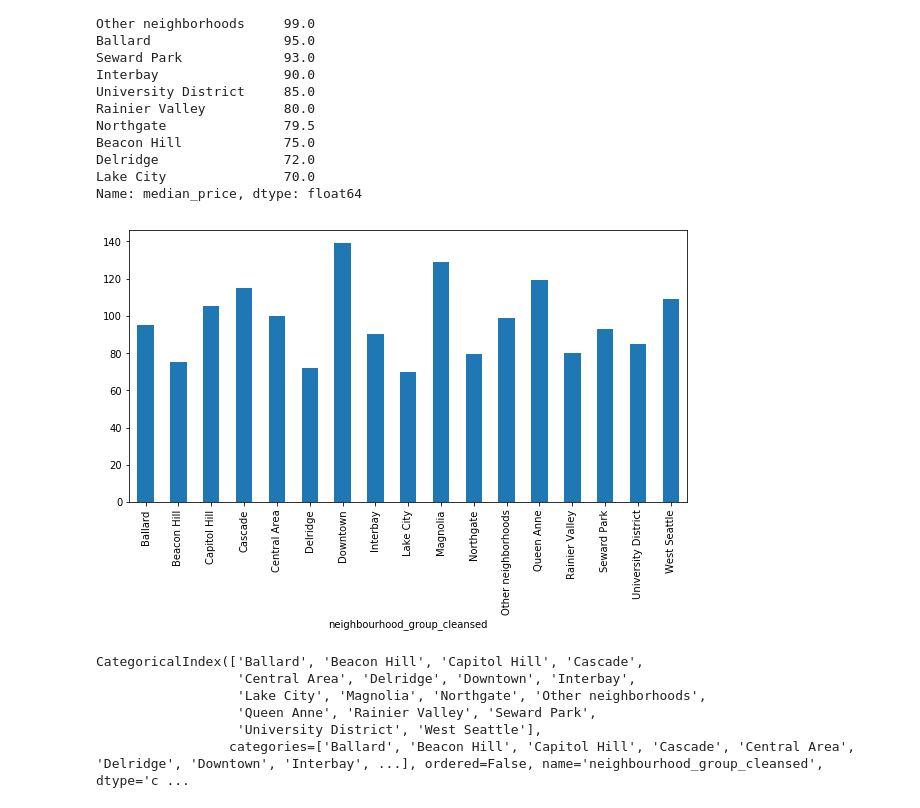
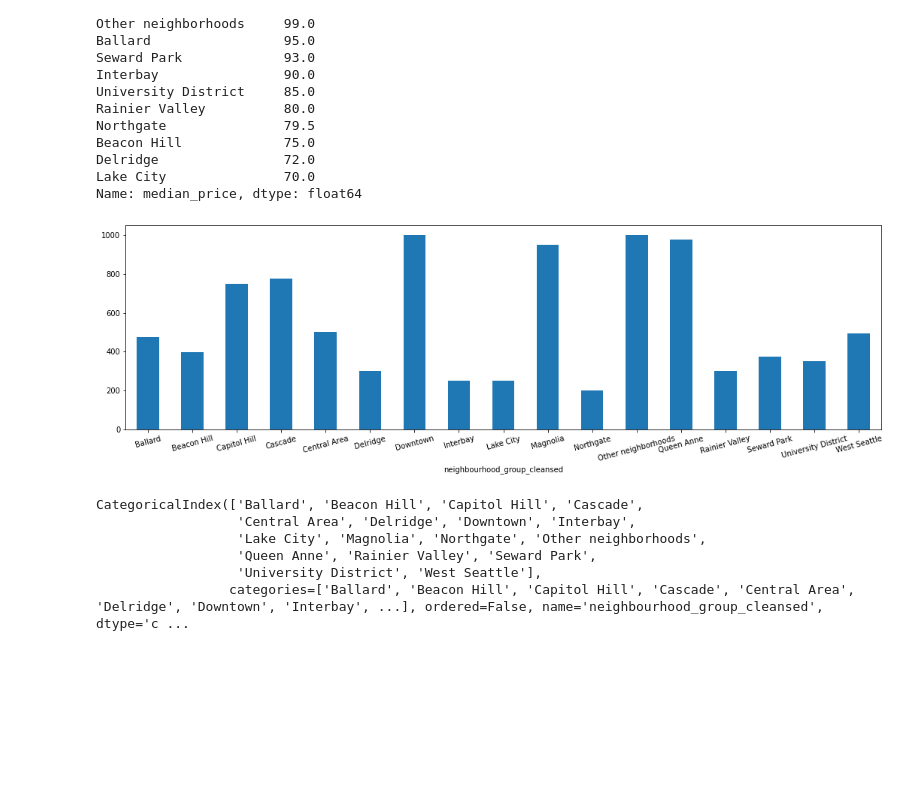
Before and after one commit to kennyvoo/CS1015_Mini_Project, a Jupyter notebook: DSAI_FST03_FinalCode.ipynb, the cells around one changed output. Cells and saved outputs as stored; diff of their text form; code cells hidden in the pictures; blank space fills up the shorter version.

```diff
--- a/DSAI_FST03_FinalCode.ipynb
+++ b/DSAI_FST03_FinalCode.ipynb
@@ -15,4 +96,10 @@ import matplotlib.pyplot as plt
 import seaborn as sb
 from sklearn.preprocessing import StandardScaler, MinMaxScaler
 from sklearn.model_selection import train_test_split, cross_val_score, KFold
+# %%
+# Relevant file locations / url
+listings_loc = "https://raw.githubusercontent.com/brandonywl/cz1015-miniproject/master/listings.csv"
+calendar_loc = "https://raw.githubusercontent.com/kennyvoo/CS1015_Mini_Project/master/calendar.csv"
+reviews_loc = "https://raw.githubusercontent.com/brandonywl/cz1015-miniproject/master/reviews.csv"
+geojson_loc = 'neighborhoods.geojson'
 # %%
@@ -107,7 +248,8 @@ dtype: int64
 cleaned_data = listings.copy()
 
 # Convert the price, weekly price and monthly price from string to float
-prices = ["price", "weekly_price", "monthly_price", "security_deposit", "cleaning_fee"]
+# Remove $ and ,
+prices = ["price", "security_deposit", "cleaning_fee"]
 for price in prices:
   cleaned_data[price] = cleaned_data[price].str.replace("$","")
   cleaned_data[price] = cleaned_data[price].str.replace(",","")
@@ -132,6 +274,7 @@ for price in empty_prices:
   cleaned_data[price].fillna(value = cleaned_data['price'] * days[count], inplace = True)
   count += 1
 
+
 # Assume that empty entries == No security deposit and no cleaning fees
 empty_prices = ['security_deposit', 'cleaning_fee']
 for price in empty_prices:
@@ -143,21 +286,7 @@ for price in empty_prices:
 # Or they rent a boat and does not count as a bedroom / bed
 rooms = ['bathrooms', 'bedrooms', 'beds']
 for room in rooms:
-  cleaned_data[room].fillna(value = 0, inplace = True)
-
-
-# We will be classifying the only entry with no property_type under 'Other'
-cleaned_data['property_type'].fillna(value = 'Other', inplace = True)
-
-
-# Isolate all the categorical data as they are the only ones with type object
-categorical_data = ['instant_bookable', 'cancellation_policy', 'require_guest_profile_picture', \
-                    'require_guest_phone_verification', 'neighbourhood_group_cleansed', \
-                    'property_type', 'room_type']
-for data in categorical_data:
-  # Convert data type to category
-  cleaned_data[data] = cleaned_data[data].astype('category')
-
+  cleaned_data[room].fillna(value=0, inplace = True)
 
 
 cleaned_data.info()
@@ -405,11 +630,12 @@ Delridge                72.0
 Lake City               70.0
 Name: median_price, dtype: float64
 # %%
-plt.figure(figsize=(10,5))
-cleaned_data.groupby('neighbourhood_group_cleansed').price.median().plot(kind="bar")
+plt.figure(figsize=(18,5))
+cleaned_data.groupby('neighbourhood_group_cleansed').price.max().plot(kind="bar")
+plt.xticks(rotation=15)
 plt.show()
 # %% [output]
-[figure, old version]
+[figure, new version]
 # %%
 neigh_group.index
 # %% [output]
```
Also changed, not shown: parts of 160 cells of this notebook.
